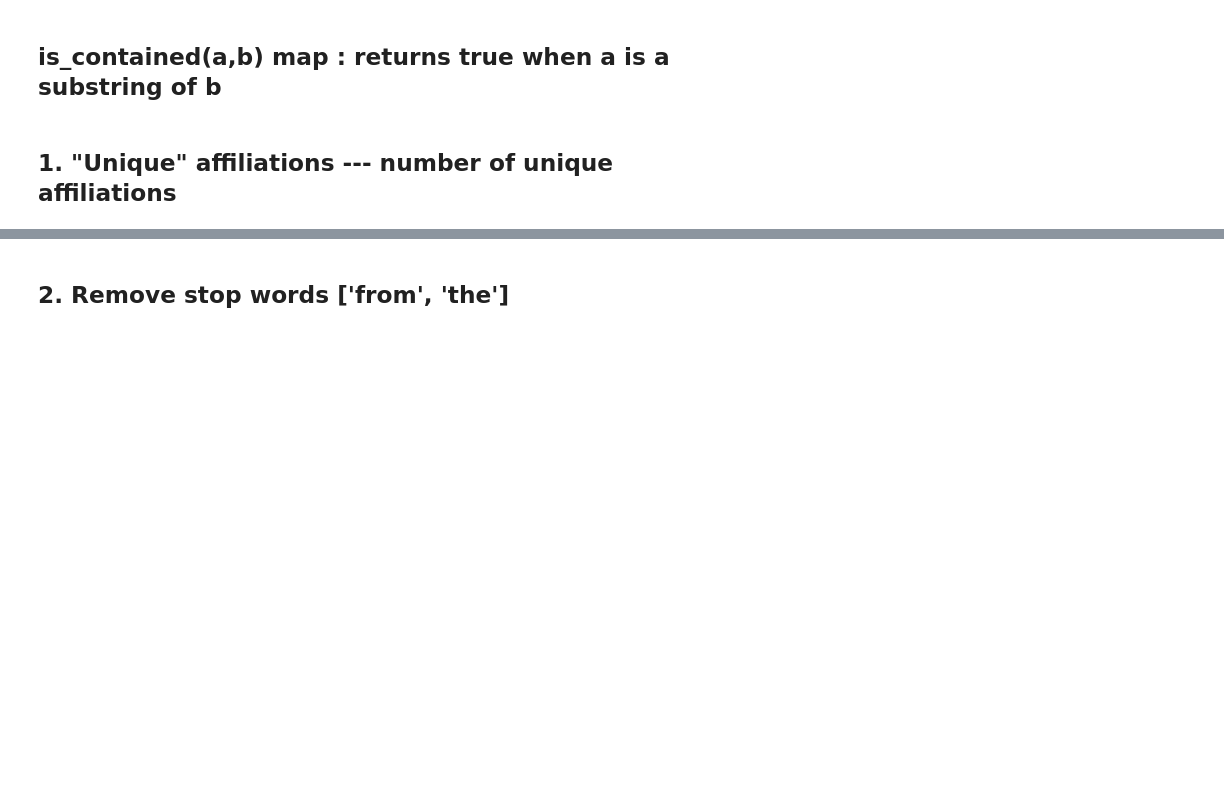
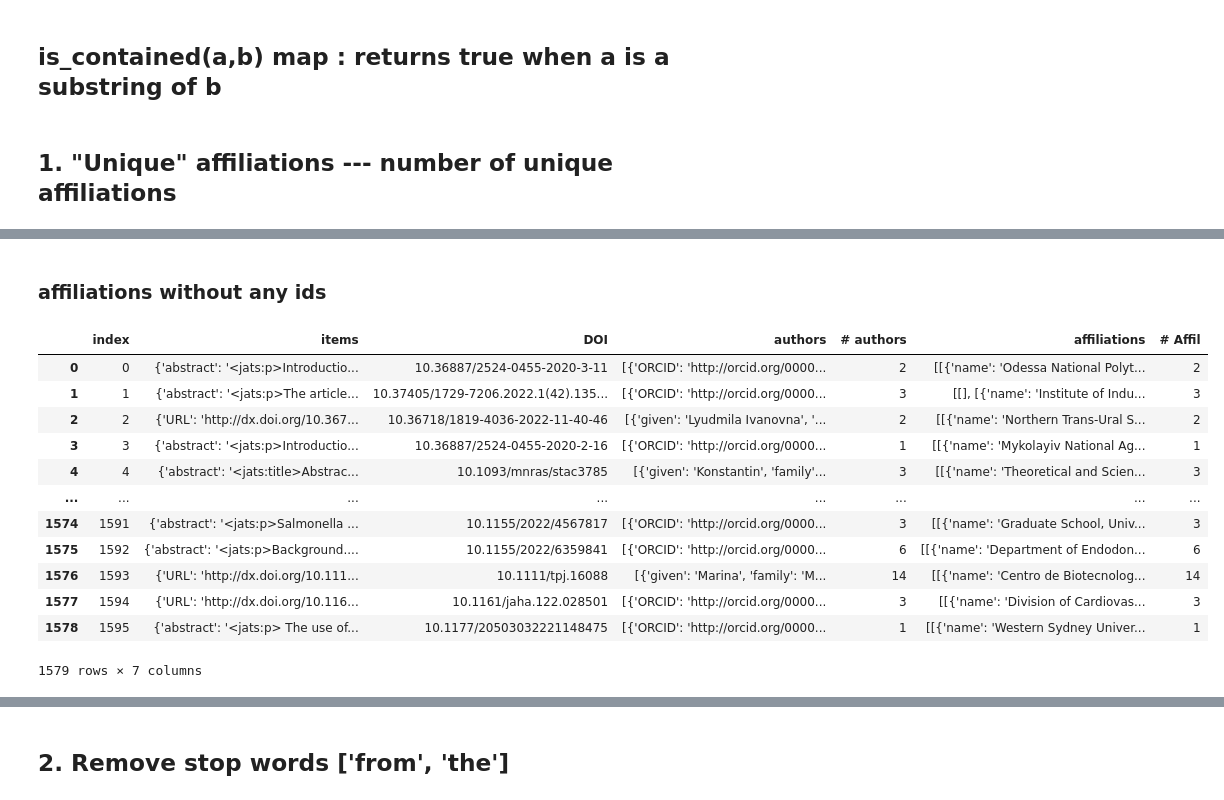
Before and after one commit to mkallipo/affiliation-matching, a Jupyter notebook: matching.ipynb, the cells around one changed output, grey strips where cells are left out. Drawn from its saved outputs; the diff is of its cells as text; code cells hidden in the pictures; blank space fills up the shorter version.

```diff
--- a/matching.ipynb
+++ b/matching.ipynb
@@ -232,0 +280,2 @@ for i in range(len(affilDF)):
+# %% [markdown]
+### affiliations without any ids
@@ -232,0 +286,16 @@ for i in range(len(affilDF)):
+# %%
+affilDF
+# %% [output]
+|  | index | items | DOI | authors | # authors | affiliations | # Affil |
+| 0 | 0 | {'abstract': '<jats:p>Introductio... | 10.36887/2524-0455-2020-3-11 | [{'ORCID': 'http://orcid.org/0000... | 2 | [[{'name': 'Odessa National Polyt... | 2 |
+| 1 | 1 | {'abstract': '<jats:p>The article... | 10.37405/1729-7206.2022.1(42).135... | [{'ORCID': 'http://orcid.org/0000... | 3 | [[], [{'name': 'Institute of Indu... | 3 |
+| 2 | 2 | {'URL': 'http://dx.doi.org/10.367... | 10.36718/1819-4036-2022-11-40-46 | [{'given': 'Lyudmila Ivanovna', '... | 2 | [[{'name': 'Northern Trans-Ural S... | 2 |
+| 3 | 3 | {'abstract': '<jats:p>Introductio... | 10.36887/2524-0455-2020-2-16 | [{'ORCID': 'http://orcid.org/0000... | 1 | [[{'name': 'Mykolayiv National Ag... | 1 |
+| 4 | 4 | {'abstract': '<jats:title>Abstrac... | 10.1093/mnras/stac3785 | [{'given': 'Konstantin', 'family'... | 3 | [[{'name': 'Theoretical and Scien... | 3 |
+| ... | ... | ... | ... | ... | ... | ... | ... |
+| 1574 | 1591 | {'abstract': '<jats:p>Salmonella ... | 10.1155/2022/4567817 | [{'ORCID': 'http://orcid.org/0000... | 3 | [[{'name': 'Graduate School, Univ... | 3 |
+| 1575 | 1592 | {'abstract': '<jats:p>Background.... | 10.1155/2022/6359841 | [{'ORCID': 'http://orcid.org/0000... | 6 | [[{'name': 'Department of Endodon... | 6 |
+| 1576 | 1593 | {'URL': 'http://dx.doi.org/10.111... | 10.1111/tpj.16088 | [{'given': 'Marina', 'family': 'M... | 14 | [[{'name': 'Centro de Biotecnolog... | 14 |
+| 1577 | 1594 | {'URL': 'http://dx.doi.org/10.116... | 10.1161/jaha.122.028501 | [{'ORCID': 'http://orcid.org/0000... | 3 | [[{'name': 'Division of Cardiovas... | 3 |
+| 1578 | 1595 | {'abstract': '<jats:p> The use of... | 10.1177/20503032221148475 | [{'ORCID': 'http://orcid.org/0000... | 1 | [[{'name': 'Western Sydney Univer... | 1 |
+1579 rows × 7 columns
```
Also changed, not shown: parts of 41 cells of this notebook.
